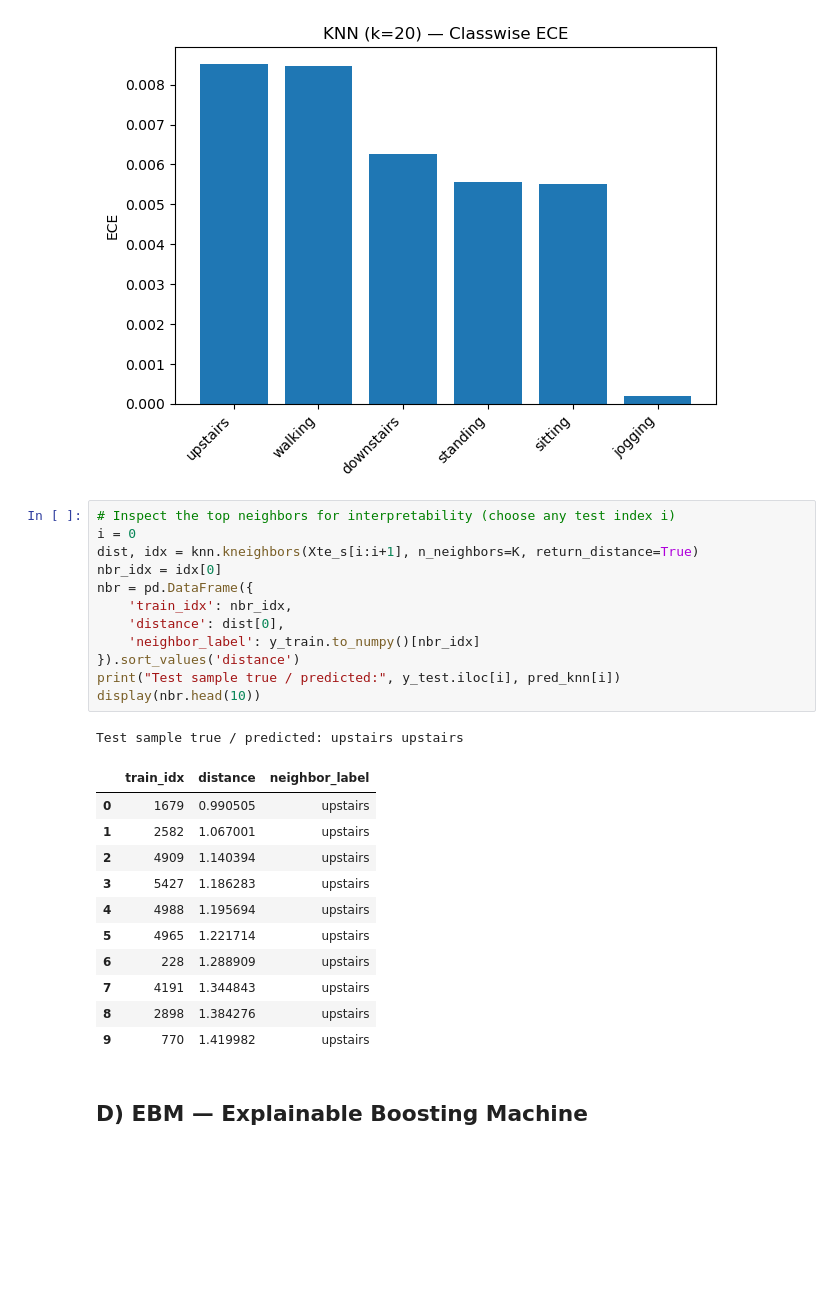
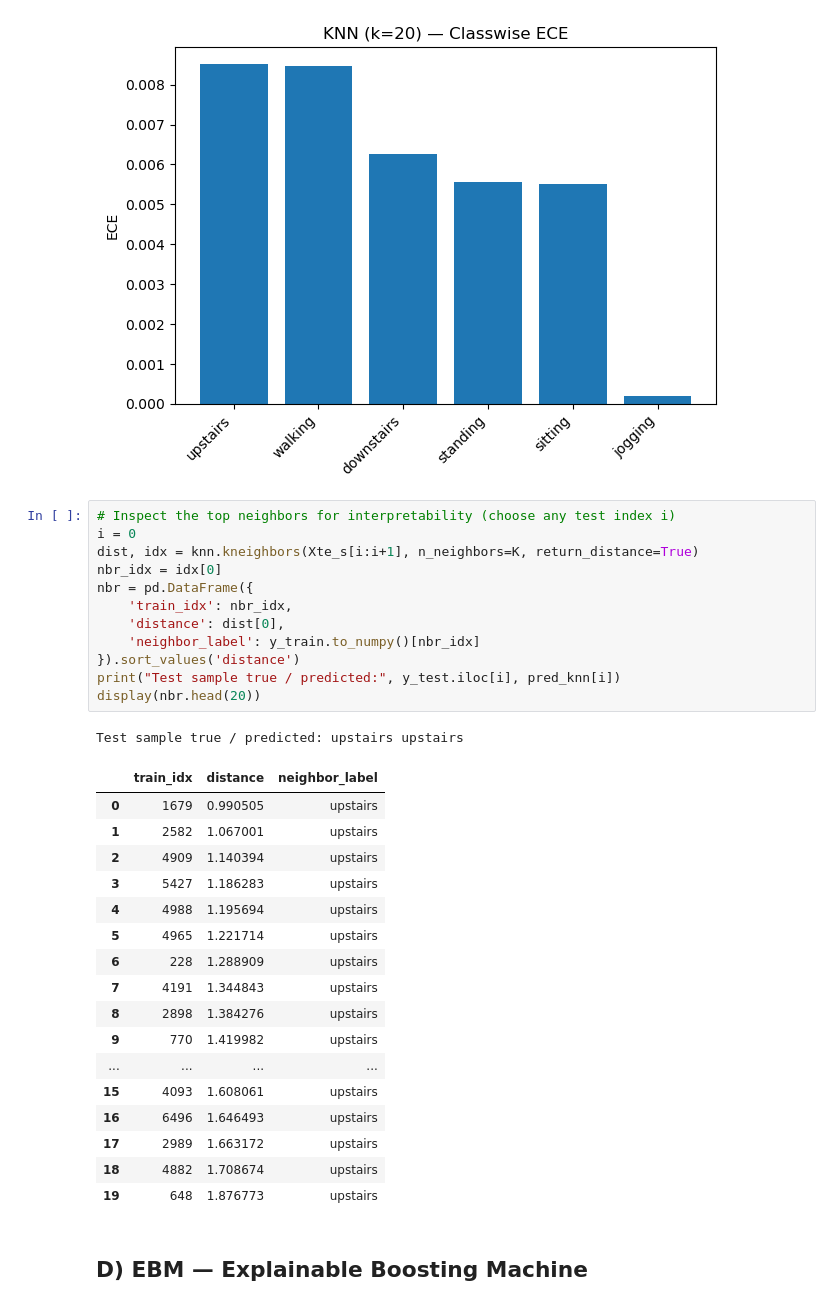
Before and after one commit to SCAI-Lab/ai-rehab-hc-2025, a Jupyter notebook: ai_rehab_hc_2025_tutorial_7_interpretableML.ipynb, the cells around one changed output. Saved outputs shown, nothing was run; the diff lists cells and outputs as text; blank space fills up the shorter version.

```diff
--- a/ai_rehab_hc_2025_tutorial_7_interpretableML.ipynb
+++ b/ai_rehab_hc_2025_tutorial_7_interpretableML.ipynb
@@ -637,28 +637,34 @@ KNN (k=20) — 95% bootstrap CIs
 # %%
 # Inspect the top neighbors for interpretability (choose any test index i)
 i = 0
 dist, idx = knn.kneighbors(Xte_s[i:i+1], n_neighbors=K, return_distance=True)
 nbr_idx = idx[0]
 nbr = pd.DataFrame({
     'train_idx': nbr_idx,
     'distance': dist[0],
     'neighbor_label': y_train.to_numpy()[nbr_idx]
 }).sort_values('distance')
 print("Test sample true / predicted:", y_test.iloc[i], pred_knn[i])
-display(nbr.head(10))
+display(nbr.head(20))
 # %% [output]
 Test sample true / predicted: upstairs upstairs
 |  | train_idx | distance | neighbor_label |
 | 0 | 1679 | 0.990505 | upstairs |
 | 1 | 2582 | 1.067001 | upstairs |
 | 2 | 4909 | 1.140394 | upstairs |
 | 3 | 5427 | 1.186283 | upstairs |
 | 4 | 4988 | 1.195694 | upstairs |
 | 5 | 4965 | 1.221714 | upstairs |
 | 6 | 228 | 1.288909 | upstairs |
 | 7 | 4191 | 1.344843 | upstairs |
 | 8 | 2898 | 1.384276 | upstairs |
 | 9 | 770 | 1.419982 | upstairs |
+| ... | ... | ... | ... |
+| 15 | 4093 | 1.608061 | upstairs |
+| 16 | 6496 | 1.646493 | upstairs |
+| 17 | 2989 | 1.663172 | upstairs |
+| 18 | 4882 | 1.708674 | upstairs |
+| 19 | 648 | 1.876773 | upstairs |
 # %% [markdown]
 ## D) EBM — Explainable Boosting Machine
 # %%
```
Also changed, not shown: parts of 5 cells of this notebook.
